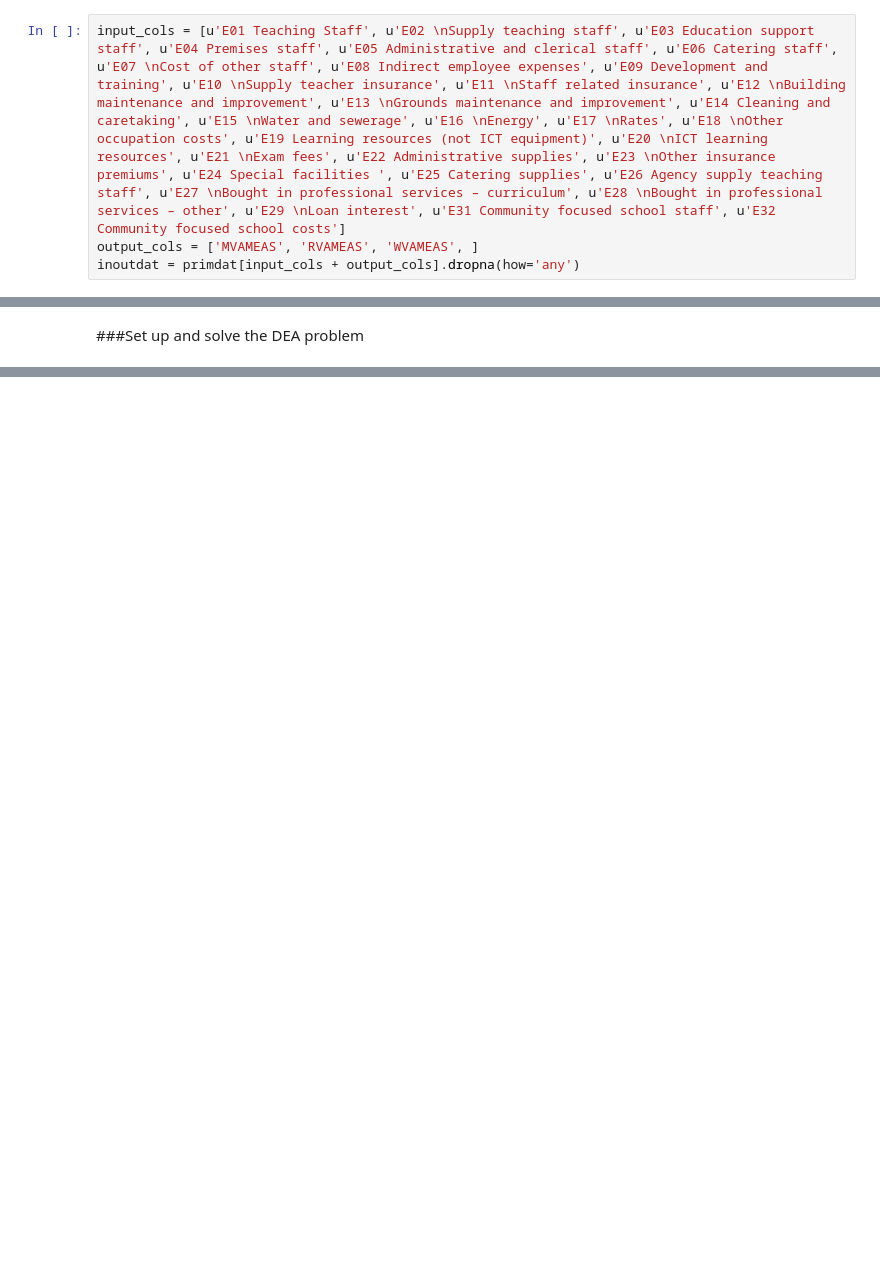
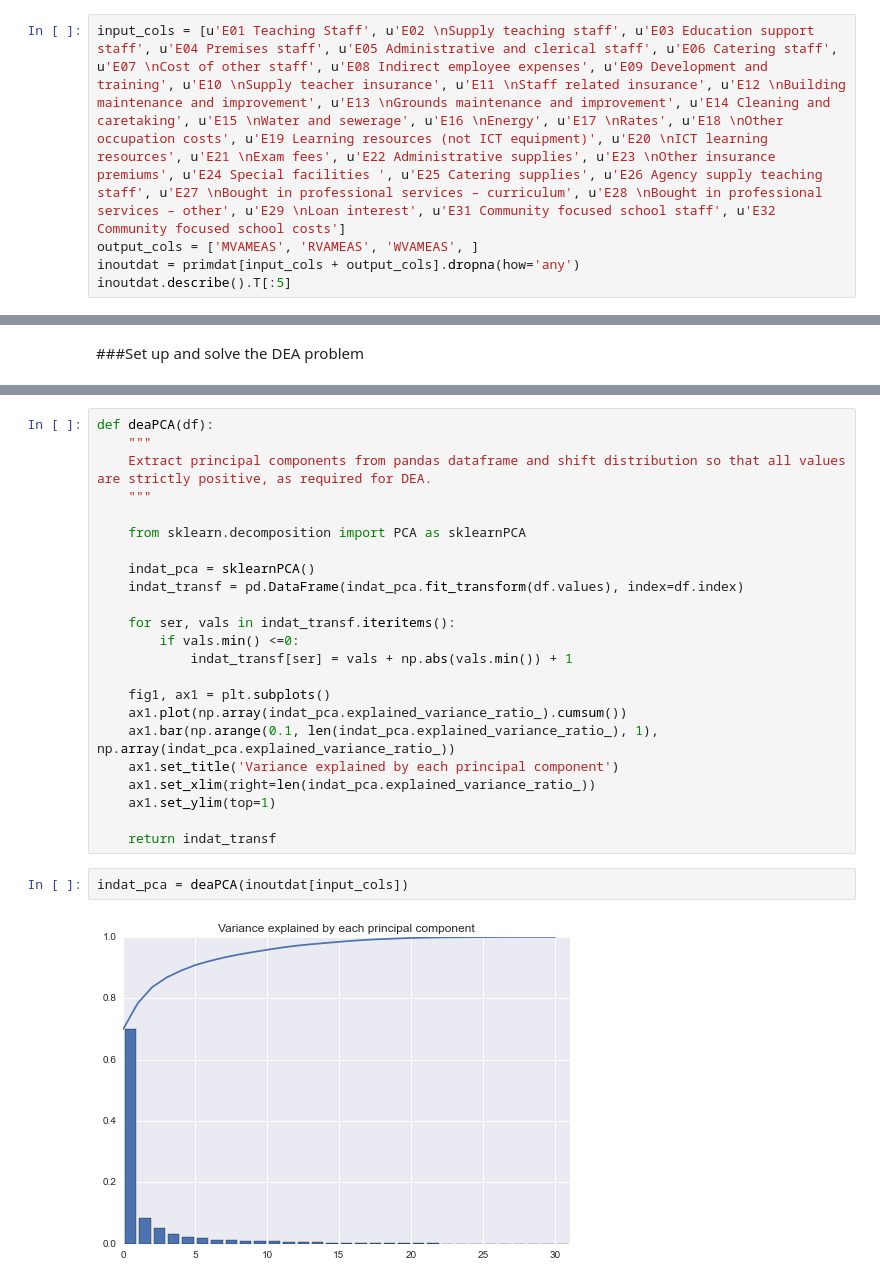
Before and after one commit to jzuccollo/pyDEA, a Jupyter notebook: pydea/examples/DEA analysis of English schools.ipynb, the cells around one changed output, grey strips where cells are left out. Cells and saved outputs as stored; diff of their text form; blank space fills up the shorter version.

```diff
--- a/pydea/examples/DEA analysis of English schools.ipynb
+++ b/pydea/examples/DEA analysis of English schools.ipynb
@@ -156,3 +143,4 @@ Cut out the potential input and output columns. Drop anything with a `np.NaN` va
 input_cols = [u'E01 Teaching Staff', u'E02 \nSupply teaching staff', u'E03 Education support staff', u'E04 Premises staff', u'E05 Administrative and clerical staff', u'E06 Catering staff', u'E07 \nCost of other staff', u'E08 Indirect employee expenses', u'E09 Development and training', u'E10 \nSupply teacher insurance', u'E11 \nStaff related insurance', u'E12 \nBuilding maintenance and improvement', u'E13 \nGrounds maintenance and improvement', u'E14 Cleaning and caretaking', u'E15 \nWater and sewerage', u'E16 \nEnergy', u'E17 \nRates', u'E18 \nOther occupation costs', u'E19 Learning resources (not ICT equipment)', u'E20 \nICT learning resources', u'E21 \nExam fees', u'E22 Administrative supplies', u'E23 \nOther insurance premiums', u'E24 Special facilities ', u'E25 Catering supplies', u'E26 Agency supply teaching staff', u'E27 \nBought in professional services – curriculum', u'E28 \nBought in professional services – other', u'E29 \nLoan interest', u'E31 Community focused school staff', u'E32 Community focused school costs']
 output_cols = ['MVAMEAS', 'RVAMEAS', 'WVAMEAS', ]
 inoutdat = primdat[input_cols + output_cols].dropna(how='any')
+inoutdat.describe().T[:5]
@@ -300,0 +239,27 @@ primDEA.weights
+# %%
+def deaPCA(df):
+    """
+    Extract principal components from pandas dataframe and shift distribution so that all values are strictly positive, as required for DEA.
+    """
+
+    from sklearn.decomposition import PCA as sklearnPCA
+
+    indat_pca = sklearnPCA()
+    indat_transf = pd.DataFrame(indat_pca.fit_transform(df.values), index=df.index)
+
+    for ser, vals in indat_transf.iteritems():
+        if vals.min() <=0:
+            indat_transf[ser] = vals + np.abs(vals.min()) + 1
+
+    fig1, ax1 = plt.subplots()
+    ax1.plot(np.array(indat_pca.explained_variance_ratio_).cumsum())
+    ax1.bar(np.arange(0.1, len(indat_pca.explained_variance_ratio_), 1), np.array(indat_pca.explained_variance_ratio_))
+    ax1.set_title('Variance explained by each principal component')
+    ax1.set_xlim(right=len(indat_pca.explained_variance_ratio_))
+    ax1.set_ylim(top=1)
+
+    return indat_transf
+# %%
+indat_pca = deaPCA(inoutdat[input_cols])
+# %% [output]
+[figure, added]
```
Also changed, not shown: parts of 26 cells of this notebook, 5 other files.
